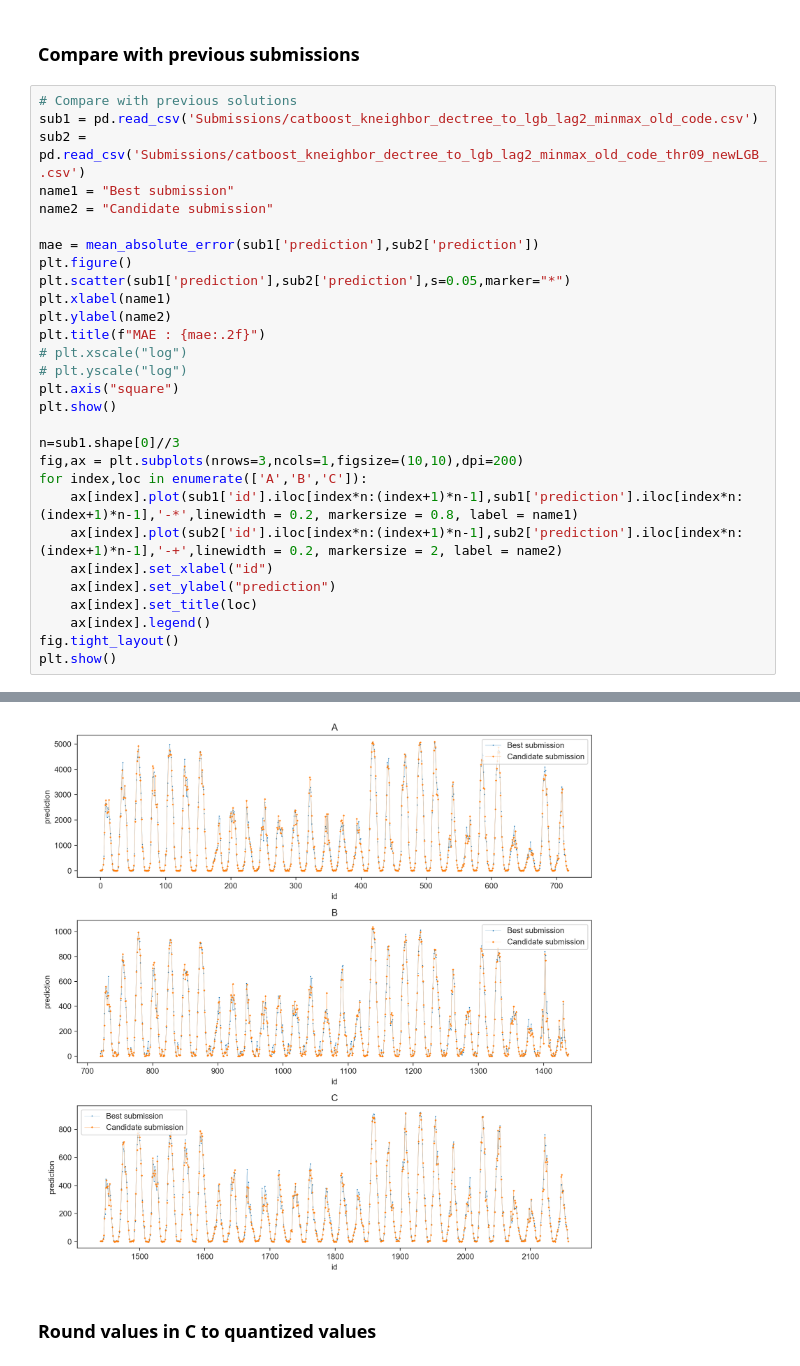
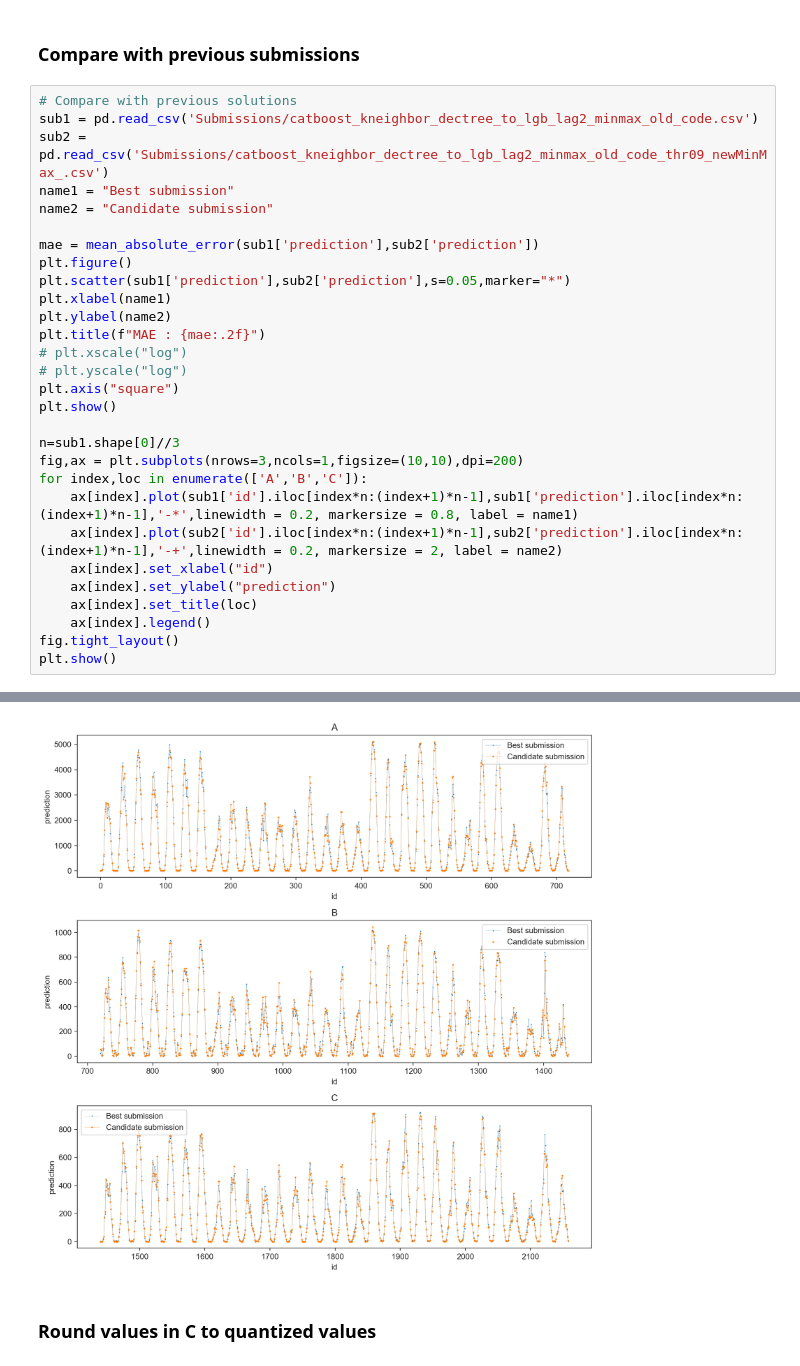
Before and after one commit to hugokerino/Energy-forecasting-NTNU, a Jupyter notebook: data/Noe/Short_notebook_1.ipynb, the cells around one changed output, grey strips where cells are left out. Saved outputs shown, nothing was run; the diff lists cells and outputs as text.

```diff
--- a/data/Noe/Short_notebook_1.ipynb
+++ b/data/Noe/Short_notebook_1.ipynb
@@ -1195,7 +1187,7 @@ submission.to_csv("Submissions/"+name+".csv",
 # %%
 # Compare with previous solutions
 sub1 = pd.read_csv('Submissions/catboost_kneighbor_dectree_to_lgb_lag2_minmax_old_code.csv')
-sub2 = pd.read_csv('Submissions/catboost_kneighbor_dectree_to_lgb_lag2_minmax_old_code_thr09_newLGB_.csv')
+sub2 = pd.read_csv('Submissions/catboost_kneighbor_dectree_to_lgb_lag2_minmax_old_code_thr09_newMinMax_.csv')
 name1 = "Best submission"
 name2 = "Candidate submission"
 
@@ -1226,4 +1218,4 @@ plt.show()
-[figure, old version]
+[figure, new version]
 # %% [markdown]
 ### Round values in C to quantized values
 # %%
```
Also changed, not shown: parts of 6 cells of this notebook, 8 other files.
